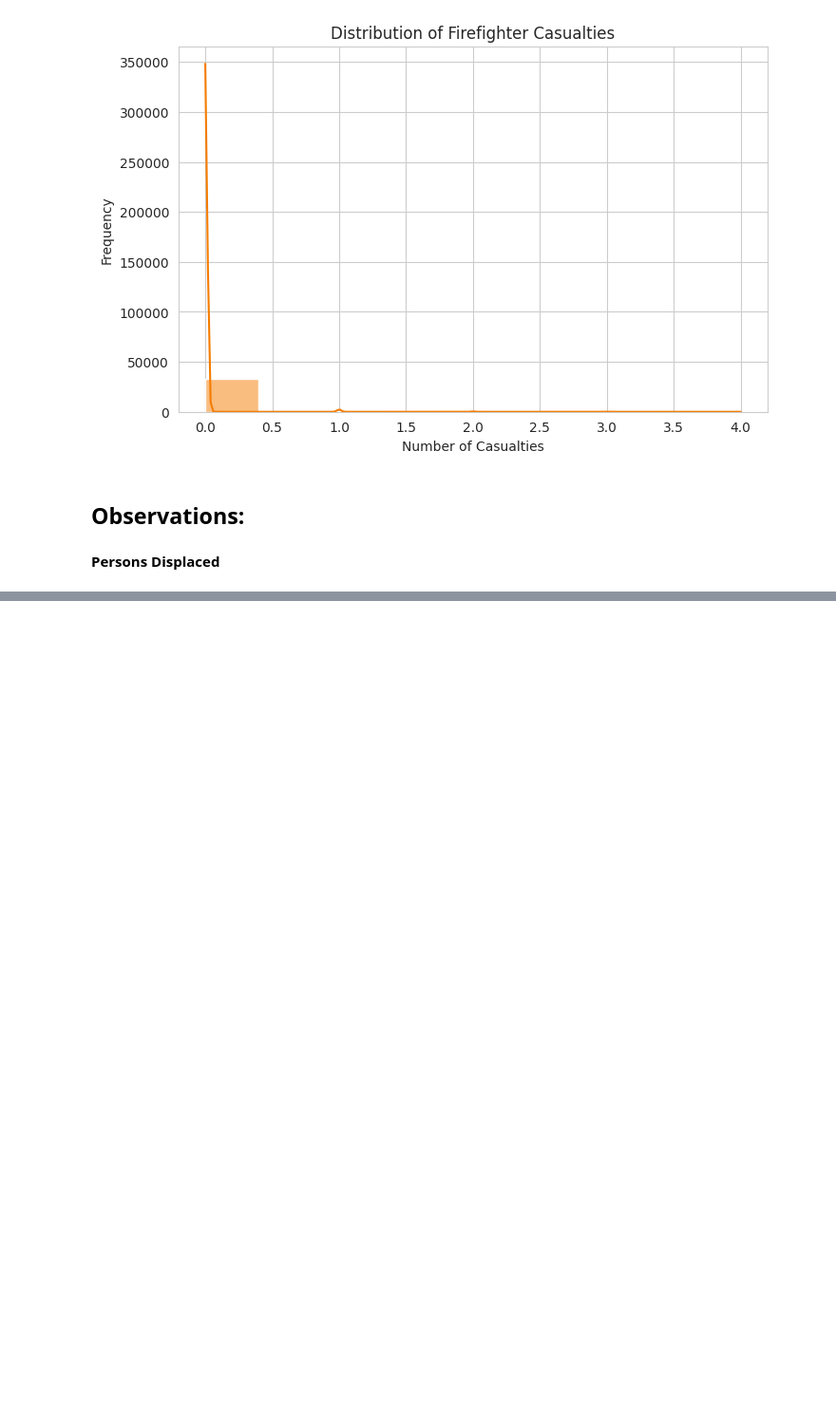
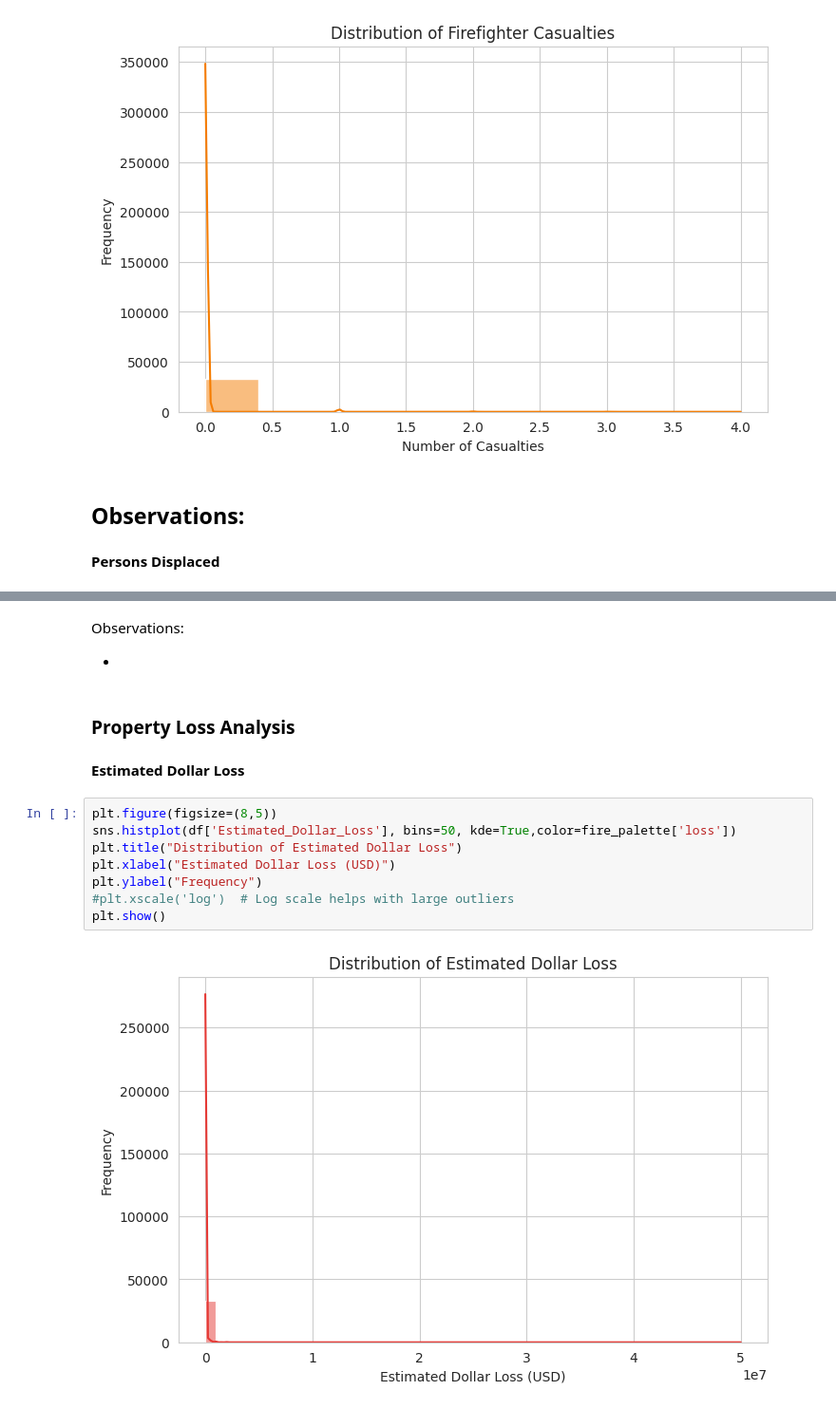
Before and after one commit to murisettysharmila28-creator/MachineLearning, a Jupyter notebook: ML_v1.ipynb, the cells around one changed output, grey strips where cells are left out. Shown at 95% size. Saved outputs shown, nothing was run; the diff lists cells and outputs as text; blank space fills up the shorter version.

```diff
--- a/ML_v1.ipynb
+++ b/ML_v1.ipynb
@@ -386,0 +396,18 @@ Observations:
+# %% [markdown]
+Observations:
+
+-
+# %% [markdown]
+### **Property Loss Analysis**
+# %% [markdown]
+**Estimated Dollar Loss**
+# %%
+plt.figure(figsize=(8,5))
+sns.histplot(df['Estimated_Dollar_Loss'], bins=50, kde=True,color=fire_palette['loss'])
+plt.title("Distribution of Estimated Dollar Loss")
+plt.xlabel("Estimated Dollar Loss (USD)")
+plt.ylabel("Frequency")
+#plt.xscale('log')  # Log scale helps with large outliers
+plt.show()
+# %% [output]
+[figure, added]
```
Also changed, not shown: parts of 1 cell of this notebook.
